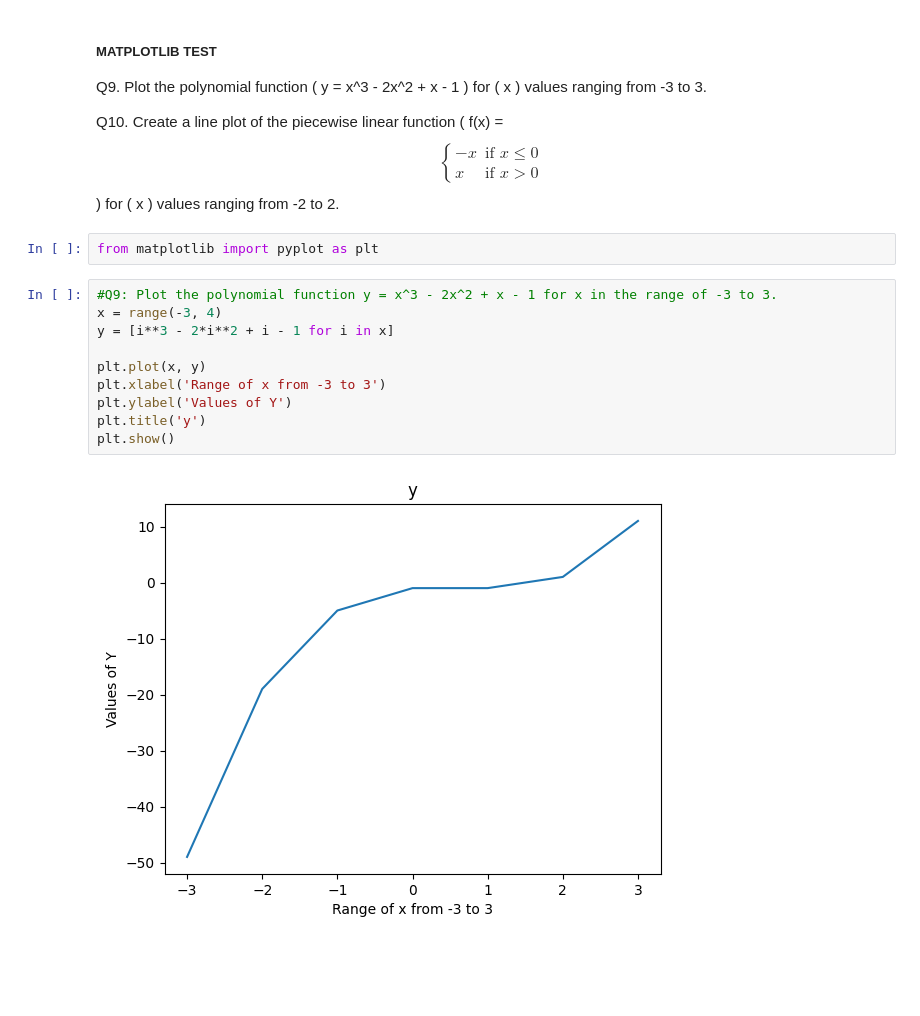
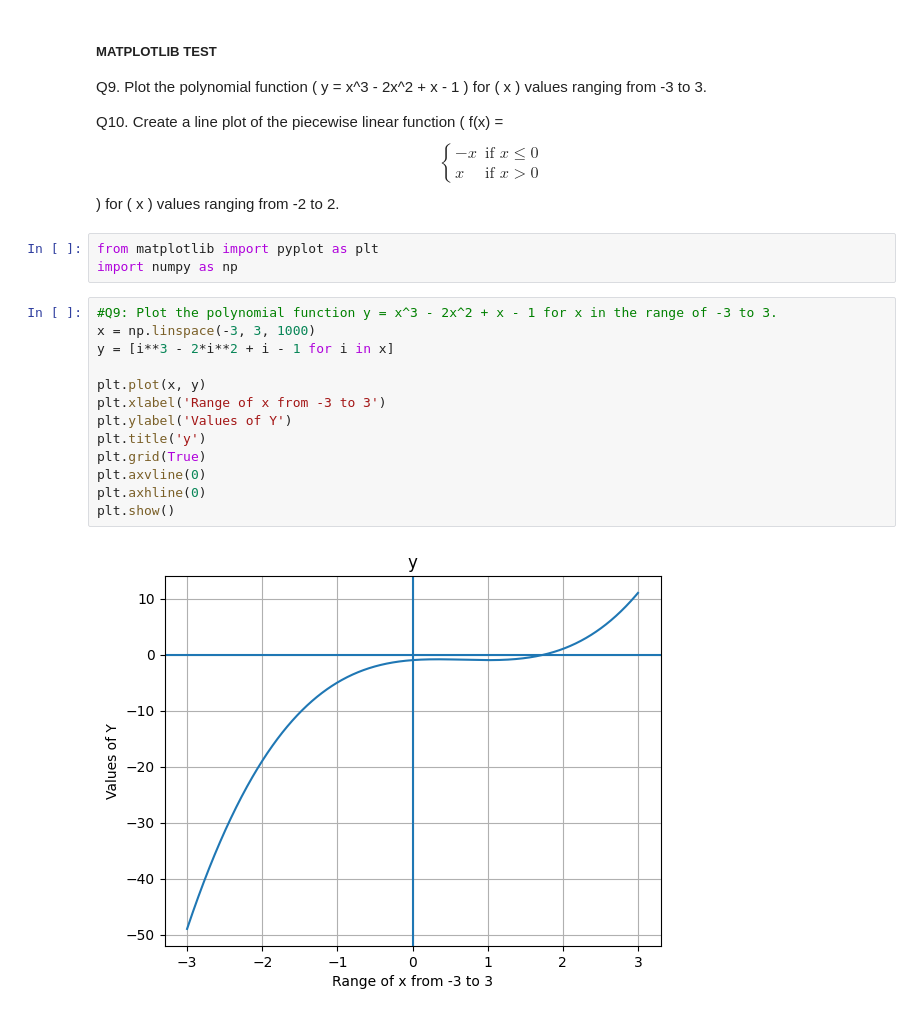
Before and after one commit to pragyandhar/BasicsProgram, a Jupyter notebook: 2nd Semester/MATPLOTLAB/surprise_test.ipynb, the cells around one changed output. Saved outputs shown, nothing was run; the diff lists cells and outputs as text; blank space fills up the shorter version.

```diff
--- a/2nd Semester/MATPLOTLAB/surprise_test.ipynb
+++ b/2nd Semester/MATPLOTLAB/surprise_test.ipynb
@@ -6,17 +6,21 @@ Q9. Plot the polynomial function \( y = x^3 - 2x^2 + x - 1 \) for \( x \) values
 Q10. Create a line plot of the piecewise linear function \( f(x) = \begin{cases} -x & \text{if } x \leq 0 \\ x & \text{if } x > 0 \end{cases} \) for \( x \) values ranging from -2 to 2.
 # %%
 from matplotlib import pyplot as plt
+import numpy as np
 # %%
 #Q9: Plot the polynomial function y = x^3 - 2x^2 + x - 1 for x in the range of -3 to 3.
-x = range(-3, 4)
+x = np.linspace(-3, 3, 1000)
 y = [i**3 - 2*i**2 + i - 1 for i in x]
 
 plt.plot(x, y)
 plt.xlabel('Range of x from -3 to 3')
 plt.ylabel('Values of Y')
 plt.title('y')
+plt.grid(True)
+plt.axvline(0)
+plt.axhline(0)
 plt.show()
 # %% [output]
-[figure, old version]
+[figure, new version]
 # %%
 # Q10. Create a line plot of the piecewise linear function \( f(x) = \begin{cases} -x & \text{if } x \leq 0 \\ x & \text{if } x > 0 \end{cases} \) for \( x \) values ranging from -2 to 2.
```
Also changed, not shown: parts of 1 cell of this notebook.
